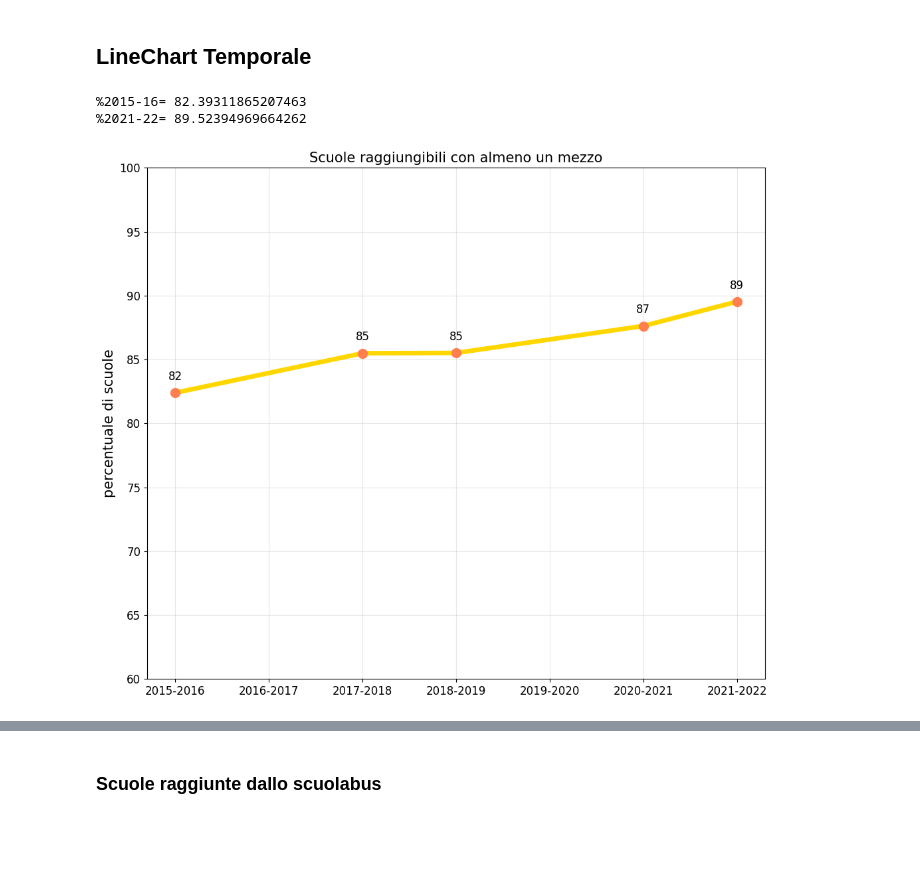
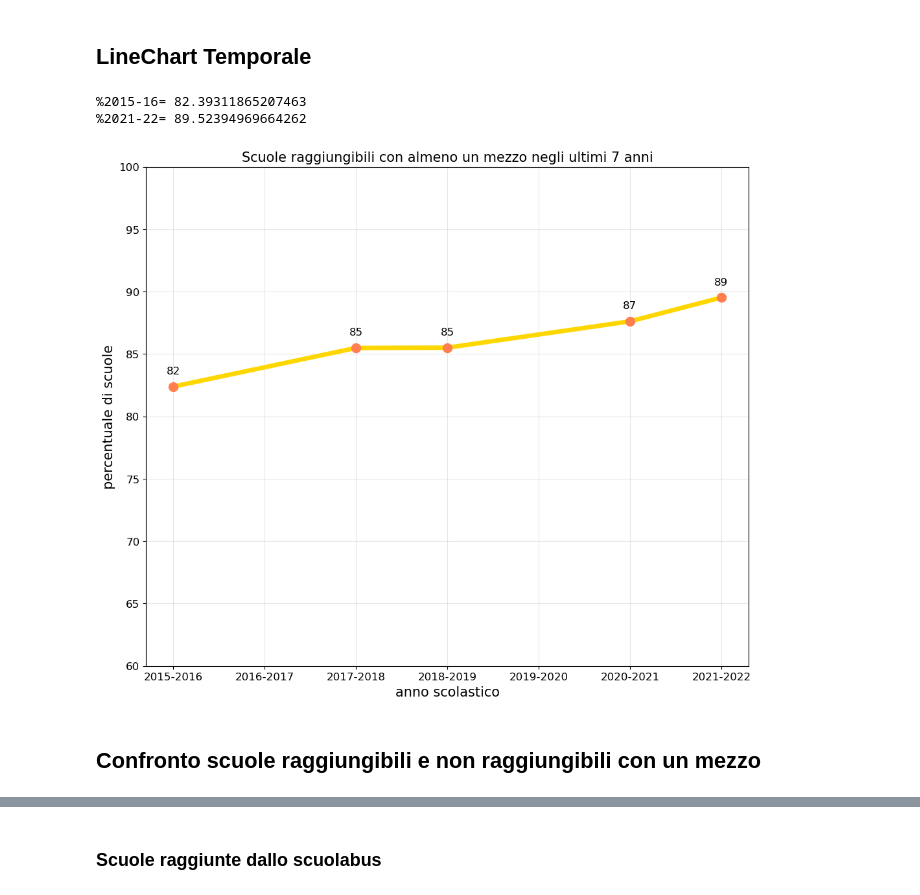
Before and after one commit to bolla99/datavis-project, a Jupyter notebook: raggiungibilità.ipynb, the cells around one changed output, grey strips where cells are left out. Drawn from its saved outputs; the diff is of its cells as text; code cells hidden in the pictures; blank space fills up the shorter version.

```diff
--- a/raggiungibilità.ipynb
+++ b/raggiungibilità.ipynb
@@ -381,26 +324,29 @@ print(percentuale_2122)
 # %%
 values1 = [percentuale_1516, (percentuale_1718+percentuale_1516)/2, percentuale_1718, percentuale_1819, (percentuale_2021+percentuale_1819)/2, percentuale_2021, percentuale_2122]
 values2 = [percentuale_1516, None, percentuale_1718, percentuale_1819, None, percentuale_2021, percentuale_2122]
 fig, ax = plt.subplots(figsize=(12,10))
 plt.ylim([60, 100])
 
 plt.plot(years_labels, values1, linestyle='-', color='gold', linewidth=5)
 plt.plot(years_labels, values2, marker='o', color='coral', linestyle="None", markersize=10)
 plt.grid(alpha=0.3)
 plt.yticks(np.arange(60, 105, 5), fontsize=12)
 plt.ylabel("percentuale di scuole", fontsize=15)
+plt.xlabel("anno scolastico", fontsize=15)
 plt.xticks(fontsize=12)
 print("%2015-16=", percentuale_1516, "\n%2021-22=", percentuale_2122)
 
-plt.title("Scuole raggiungibili con almeno un mezzo", fontsize=15)
+plt.title("Scuole raggiungibili con almeno un mezzo negli ultimi 7 anni", fontsize=15)
 
 for i, v in enumerate(values2):
     if v == None: continue
     ax.text(i, v + 1, "%d" %v, ha="center", size = 12)
 # %% [output]
 %2015-16= 82.39311865207463
 %2021-22= 89.52394969664262
-[figure, old version]
+[figure, new version]
+# %% [markdown]
+## Confronto scuole raggiungibili e non raggiungibili con un mezzo
 # %%
 labels = 'raggiungibili con mezzi', ' '
 percentuale = len(get_scuole_1mezzo(get_scuole_di_interesse(t_2122))) / len(get_scuole_di_interesse(t_2122)) * 100
```
Also changed, not shown: parts of 21 cells of this notebook, 1 other file.
